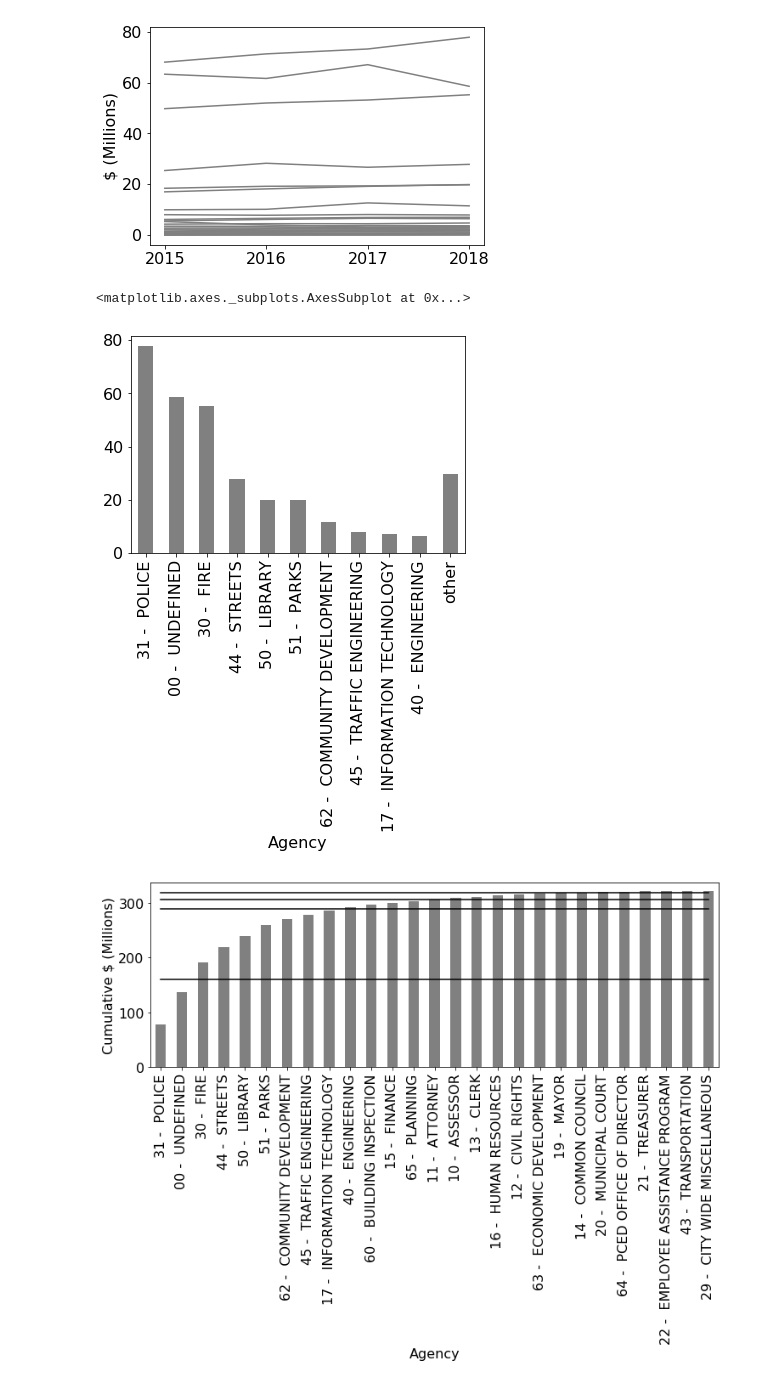
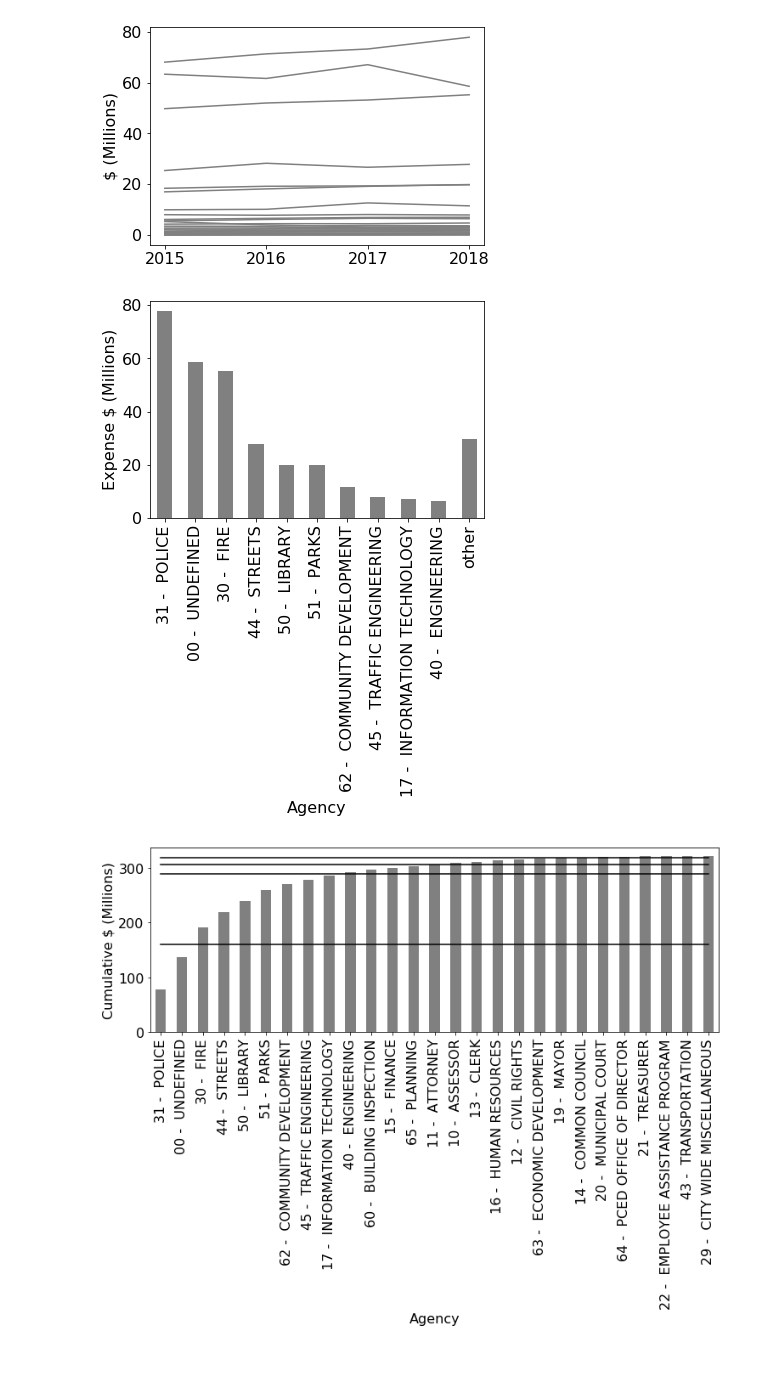
Before and after one commit to tylerharter/s19-city, a Jupyter notebook: overview.ipynb, the cells around one changed output. Cells and saved outputs as stored; diff of their text form; code cells hidden in the pictures.

```diff
--- a/overview.ipynb
+++ b/overview.ipynb
@@ -101,12 +144,13 @@ None
 # %%
 agency_exp = expense_agg["2018"].sort_values(ascending=False)
 total = agency_exp.sum()
 top10 = agency_exp[:10]
 top10["other"] = total - sum(top10)
-top10.plot.bar(color="gray")
+ax = top10.plot.bar(color="gray")
+ax.set_ylabel("Expense $ (Millions)")
+None
 # %% [output]
-<matplotlib.axes._subplots.AxesSubplot at 0x...>
-[figure, old version]
+[figure, new version]
 # %%
 ax = agency_exp.cumsum().plot.bar(color="gray", figsize=(12,4))
 ax.set_ylabel("Cumulative $ (Millions)")
```
Also changed, not shown: parts of 9 cells of this notebook, 1 other file.
